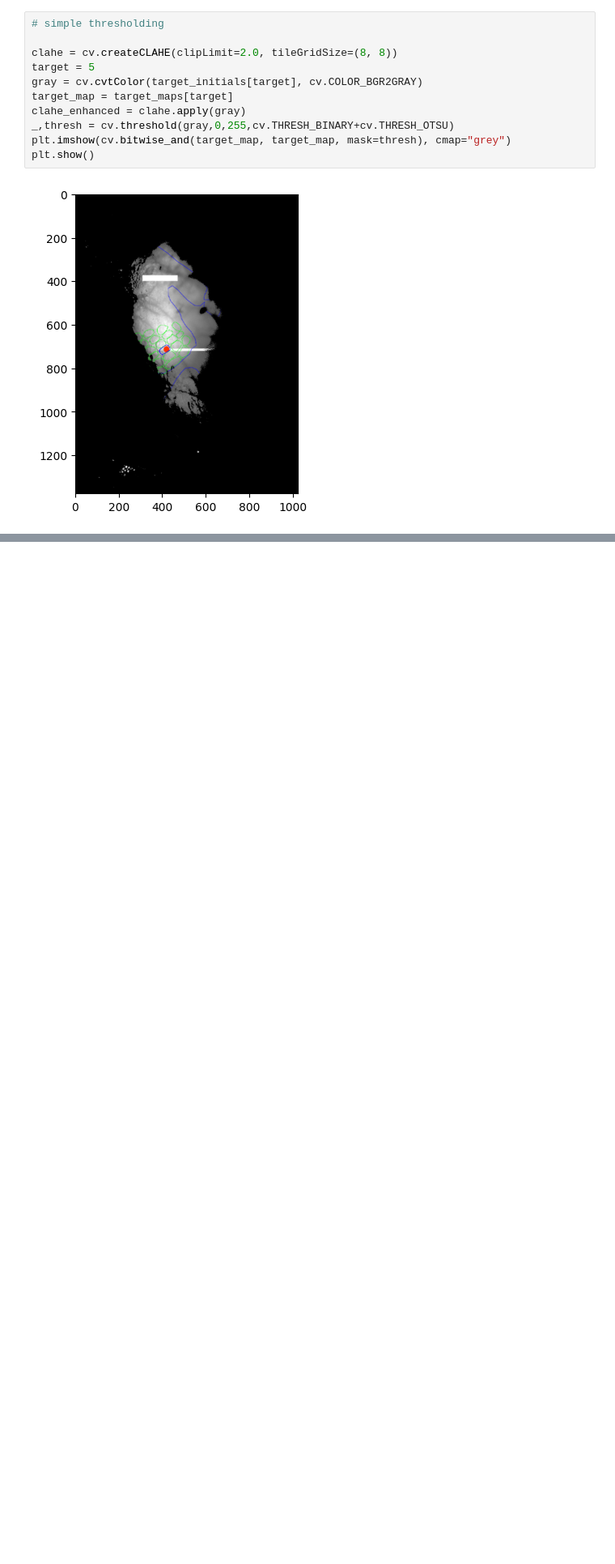
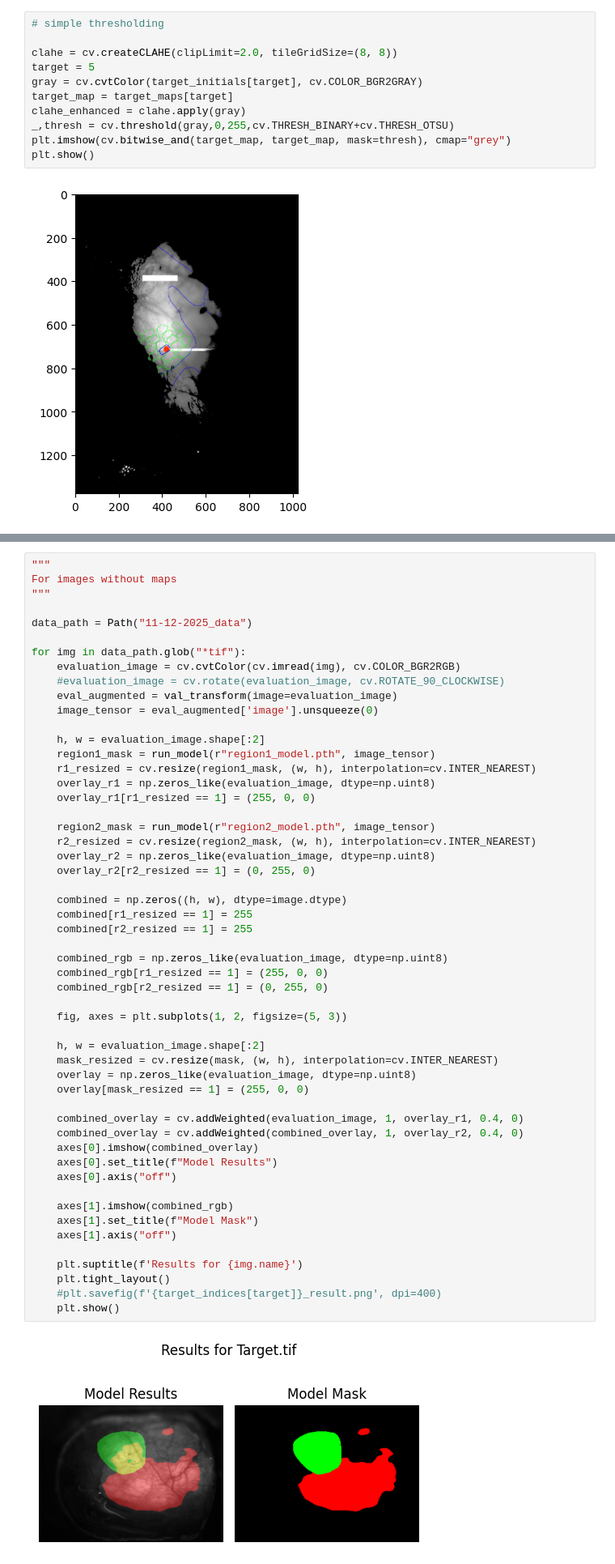
Before and after one commit to nolan-cummins/fluorobrain, a Jupyter notebook: main.ipynb, the cells around one changed output, grey strips where cells are left out. Shown at 81% size. Drawn from its saved outputs; the diff is of its cells as text; blank space fills up the shorter version.

```diff
--- a/main.ipynb
+++ b/main.ipynb
@@ -398,0 +468,55 @@ for target in range(len(target_indices)):
+# %%
+"""
+For images without maps
+"""
+
+data_path = Path("11-12-2025_data")
+
+for img in data_path.glob("*tif"):
+    evaluation_image = cv.cvtColor(cv.imread(img), cv.COLOR_BGR2RGB)
+    #evaluation_image = cv.rotate(evaluation_image, cv.ROTATE_90_CLOCKWISE)
+    eval_augmented = val_transform(image=evaluation_image)
+    image_tensor = eval_augmented['image'].unsqueeze(0)
+
+    h, w = evaluation_image.shape[:2]
+    region1_mask = run_model(r"region1_model.pth", image_tensor)
+    r1_resized = cv.resize(region1_mask, (w, h), interpolation=cv.INTER_NEAREST)
+    overlay_r1 = np.zeros_like(evaluation_image, dtype=np.uint8)
+    overlay_r1[r1_resized == 1] = (255, 0, 0)
+
+    region2_mask = run_model(r"region2_model.pth", image_tensor)
+    r2_resized = cv.resize(region2_mask, (w, h), interpolation=cv.INTER_NEAREST)
+    overlay_r2 = np.zeros_like(evaluation_image, dtype=np.uint8)
+    overlay_r2[r2_resized == 1] = (0, 255, 0)
+
+    combined = np.zeros((h, w), dtype=image.dtype)
+    combined[r1_resized == 1] = 255
+    combined[r2_resized == 1] = 255
+
+    combined_rgb = np.zeros_like(evaluation_image, dtype=np.uint8)
+    combined_rgb[r1_resized == 1] = (255, 0, 0)
+    combined_rgb[r2_resized == 1] = (0, 255, 0)
+
+    fig, axes = plt.subplots(1, 2, figsize=(5, 3))
+
+    h, w = evaluation_image.shape[:2]
+    mask_resized = cv.resize(mask, (w, h), interpolation=cv.INTER_NEAREST)
+    overlay = np.zeros_like(evaluation_image, dtype=np.uint8)
+    overlay[mask_resized == 1] = (255, 0, 0)
+
+    combined_overlay = cv.addWeighted(evaluation_image, 1, overlay_r1, 0.4, 0)
+    combined_overlay = cv.addWeighted(combined_overlay, 1, overlay_r2, 0.4, 0)
+    axes[0].imshow(combined_overlay)
+    axes[0].set_title(f"Model Results")
+    axes[0].axis("off")
+
+    axes[1].imshow(combined_rgb)
+    axes[1].set_title(f"Model Mask")
+    axes[1].axis("off")
+
+    plt.suptitle(f'Results for {img.name}')
+    plt.tight_layout()
+    #plt.savefig(f'{target_indices[target]}_result.png', dpi=400)
+    plt.show()
+# %% [output]
+[figure, added]
```
Also changed, not shown: parts of 4 cells of this notebook, 9 other files.
